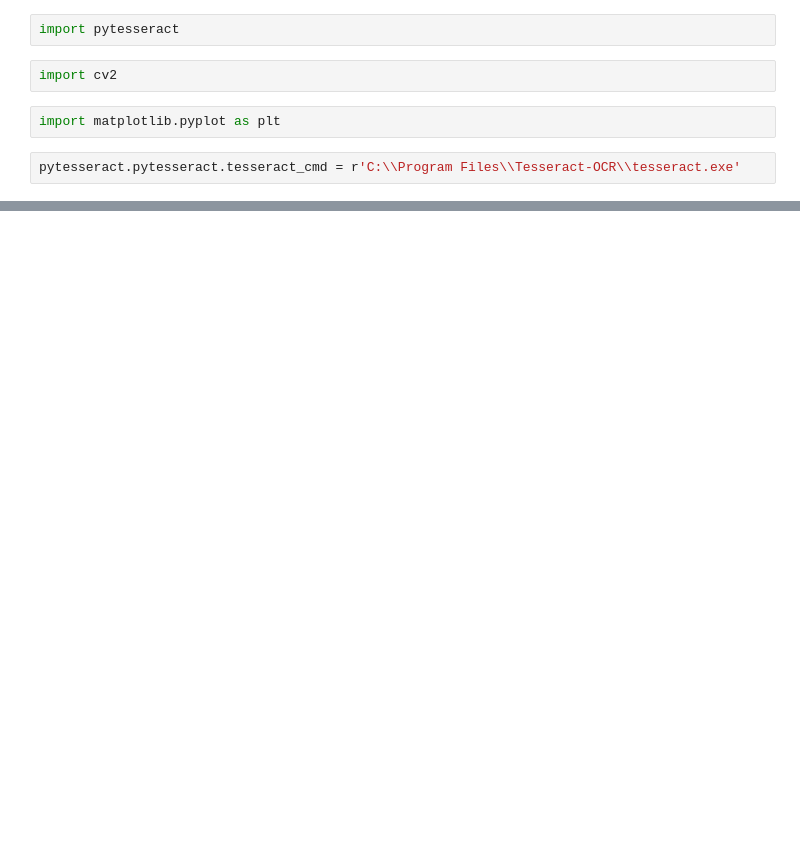
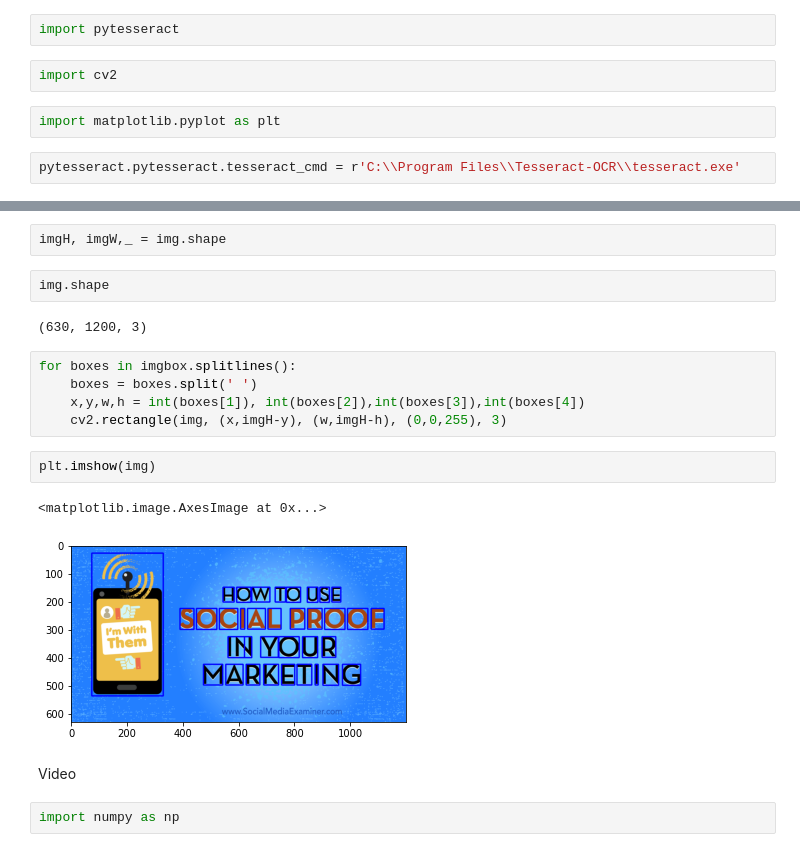
Before and after one commit to Apsara96/Image-Text-Detection, a Jupyter notebook: textDetection.ipynb, the cells around one changed output, grey strips where cells are left out. Cells and saved outputs as stored; diff of their text form; blank space fills up the shorter version.

```diff
--- a/textDetection.ipynb
+++ b/textDetection.ipynb
@@ -17,0 +51,20 @@ img2char = pytesseract.image_to_string()
+# %%
+imgH, imgW,_ = img.shape
+# %%
+img.shape
+# %% [output]
+(630, 1200, 3)
+# %%
+for boxes in imgbox.splitlines():
+    boxes = boxes.split(' ')
+    x,y,w,h = int(boxes[1]), int(boxes[2]),int(boxes[3]),int(boxes[4])
+    cv2.rectangle(img, (x,imgH-y), (w,imgH-h), (0,0,255), 3)
+# %%
+plt.imshow(img)
+# %% [output]
+<matplotlib.image.AxesImage at 0x...>
+[figure, added]
+# %% [markdown]
+Video
+# %%
+import numpy as np
```
Also changed, not shown: parts of 8 cells of this notebook.
